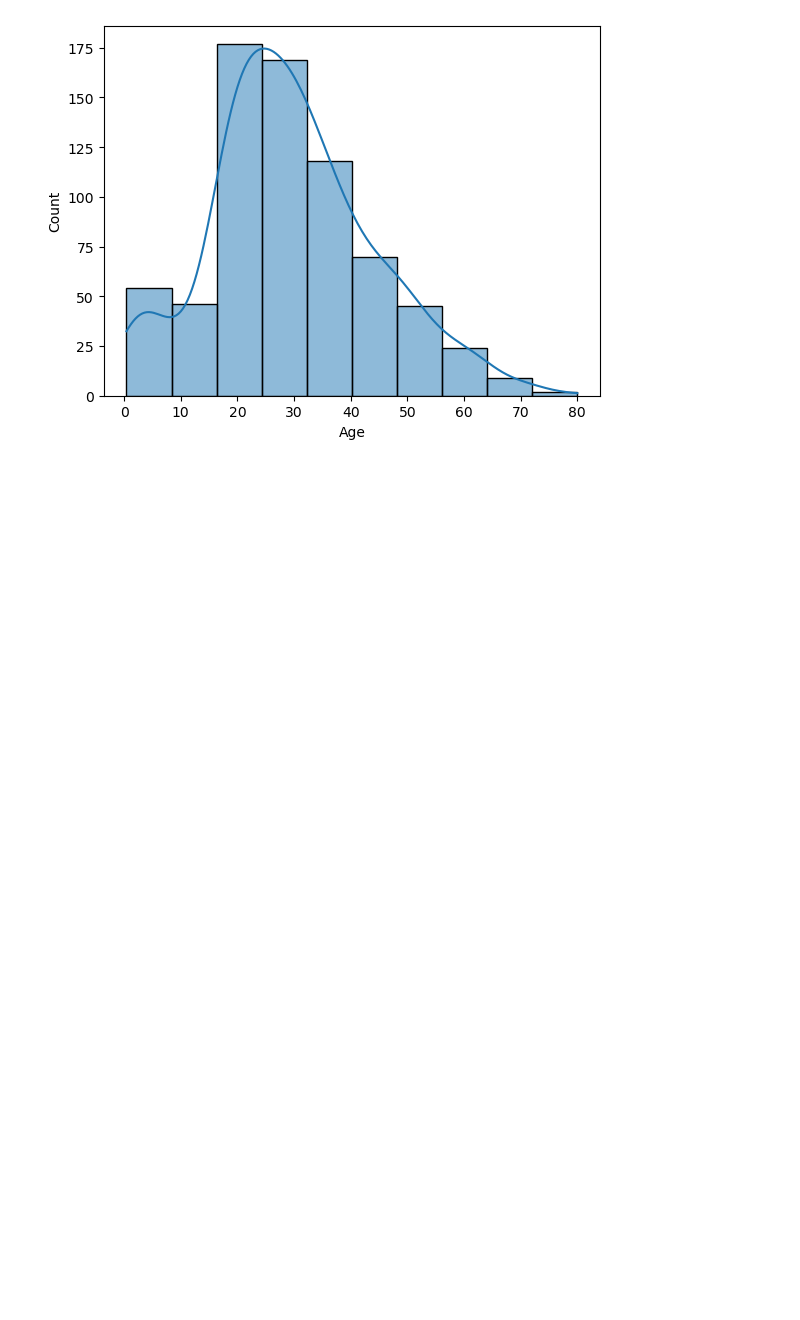
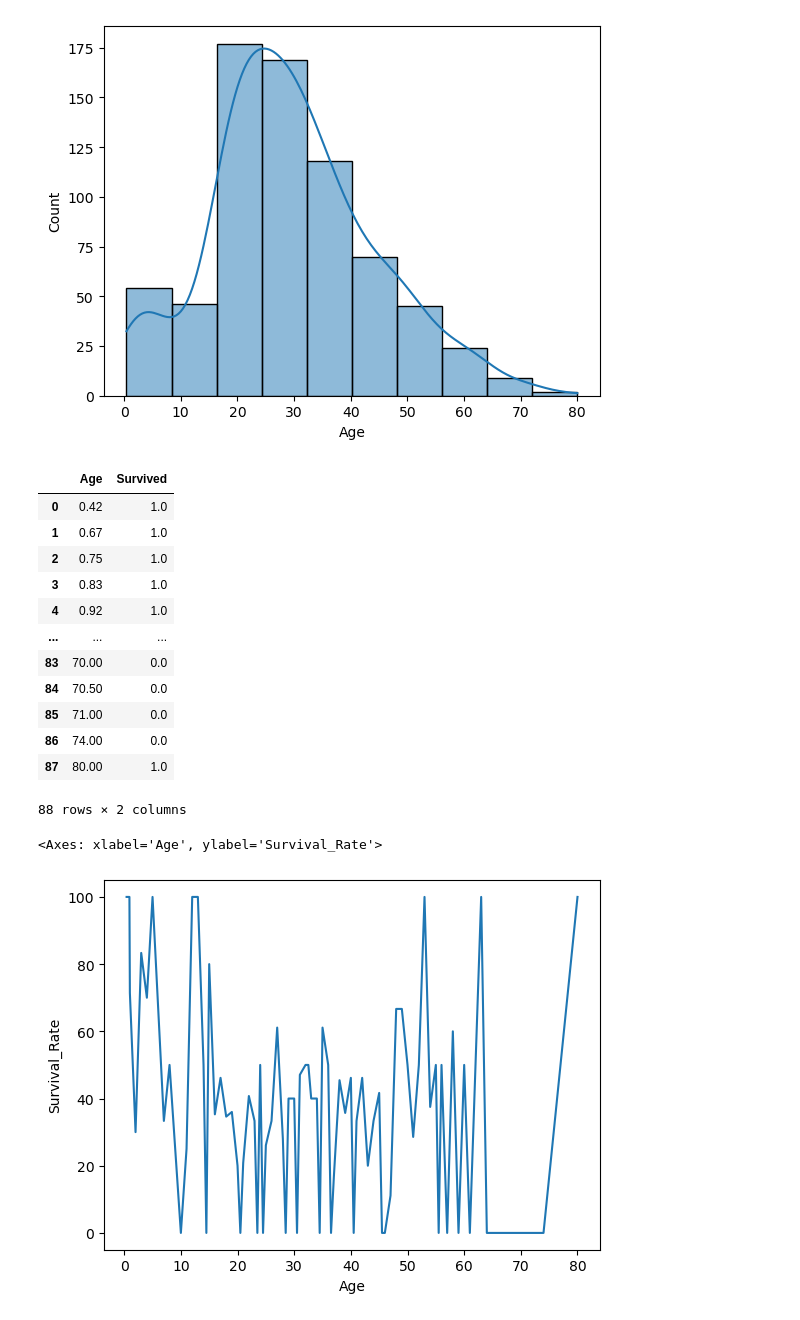
Before and after one commit to zonarr/titanic_data_analysis, a Jupyter notebook: main.ipynb, the cells around one changed output. Saved outputs shown, nothing was run; the diff lists cells and outputs as text; code cells hidden in the pictures; blank space fills up the shorter version.

```diff
--- a/main.ipynb
+++ b/main.ipynb
@@ -30,3 +23,25 @@ sns.histplot(x=age,bins=10,kde=True)
 # %% [output]
 <Axes: xlabel='Age', ylabel='Count'>
 [figure]
+# %%
+age_survival_rate = df.groupby("Age",as_index=False)["Survived"].mean()
+display(age_survival_rate)
+age_survival_rate["Survived"]= age_survival_rate["Survived"]* 100
+age_survival_rate.rename(columns={"Survived":"Survival_Rate"},inplace=True)
+sns.lineplot(data=age_survival_rate,y="Survival_Rate",x="Age")
+# %% [output]
+|  | Age | Survived |
+| 0 | 0.42 | 1.0 |
+| 1 | 0.67 | 1.0 |
+| 2 | 0.75 | 1.0 |
+| 3 | 0.83 | 1.0 |
+| 4 | 0.92 | 1.0 |
+| ... | ... | ... |
+| 83 | 70.00 | 0.0 |
+| 84 | 70.50 | 0.0 |
+| 85 | 71.00 | 0.0 |
+| 86 | 74.00 | 0.0 |
+| 87 | 80.00 | 1.0 |
+88 rows × 2 columns
+<Axes: xlabel='Age', ylabel='Survival_Rate'>
+[figure, added]
```
Also changed, not shown: parts of 4 cells of this notebook.
